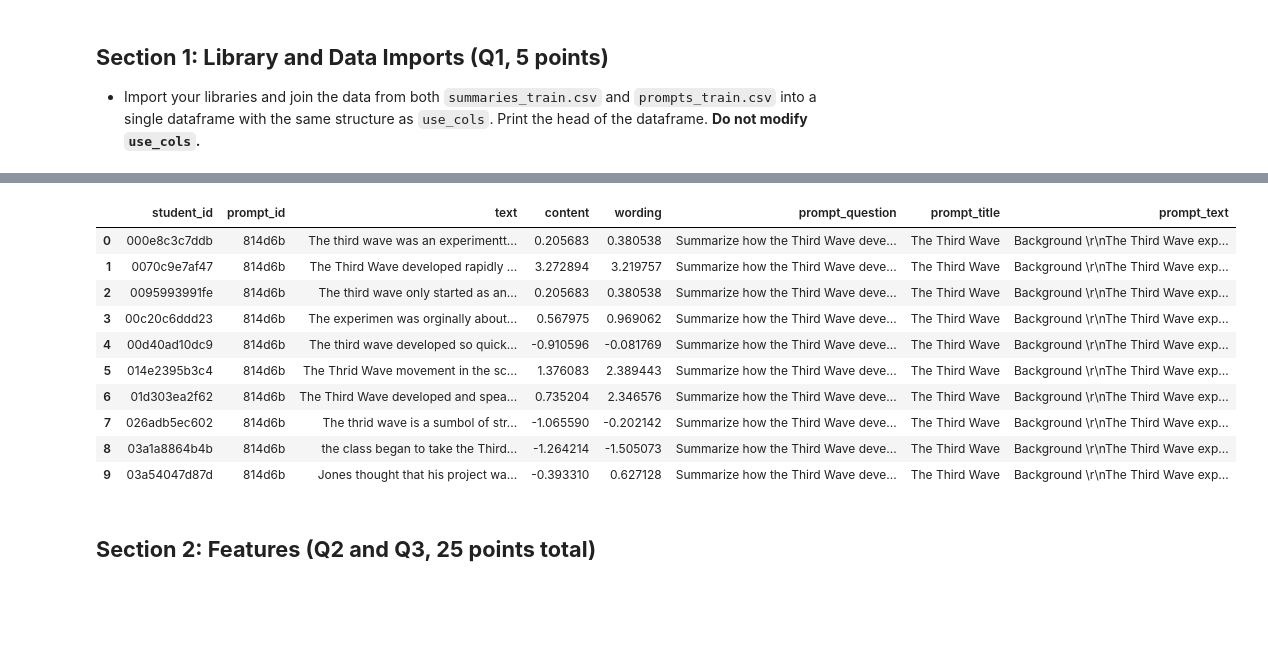
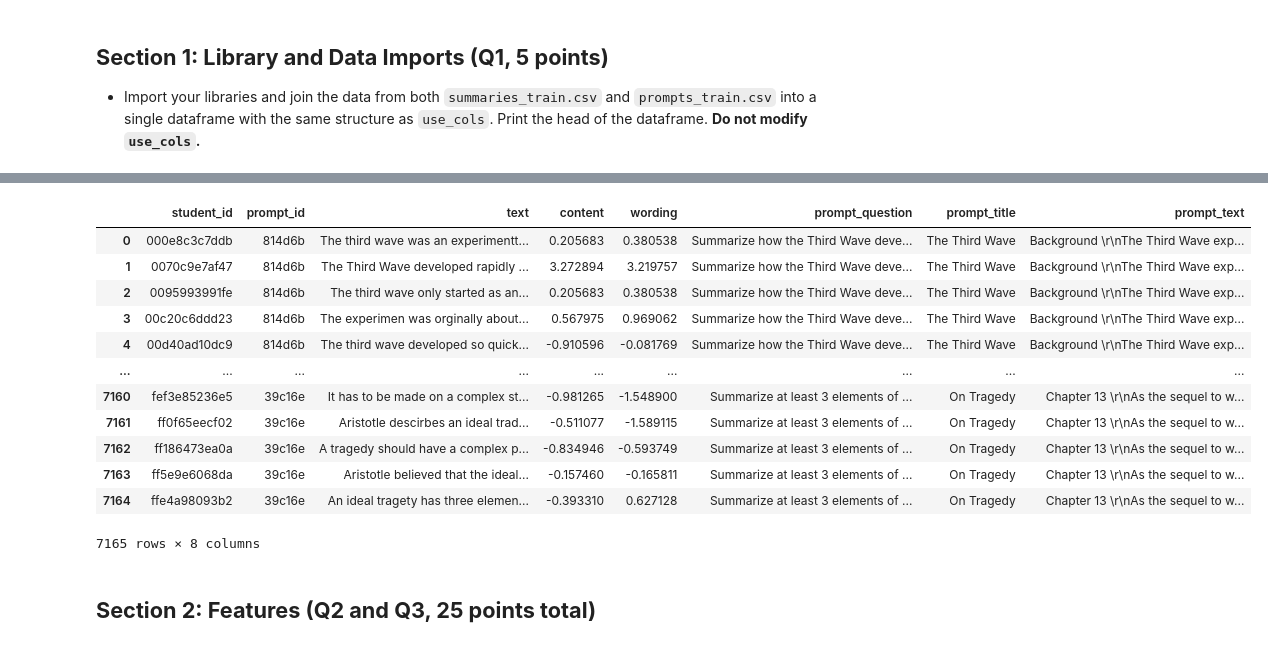
Before and after one commit to PrathameshBagal/Data-Science, a Jupyter notebook: cse519_hw2_Bagal_Prathamesh_115612879.ipynb, the cells around one changed output, grey strips where cells are left out. Saved outputs shown, nothing was run; the diff lists cells and outputs as text; code cells hidden in the pictures; blank space fills up the shorter version.

```diff
--- a/cse519_hw2_Bagal_Prathamesh_115612879.ipynb
+++ b/cse519_hw2_Bagal_Prathamesh_115612879.ipynb
@@ -168,15 +107,17 @@ summaries_train
 # %%
 df = summaries_train.merge(prompts_train,on="prompt_id")
-df.head(10)
+df
 # %% [output]
 |  | student_id | prompt_id | text | content | wording | prompt_question | prompt_title | prompt_text |
 | 0 | 000e8c3c7ddb | 814d6b | The third wave was an experimentt... | 0.205683 | 0.380538 | Summarize how the Third Wave deve... | The Third Wave | Background \r\nThe Third Wave exp... |
 | 1 | 0070c9e7af47 | 814d6b | The Third Wave developed rapidly ... | 3.272894 | 3.219757 | Summarize how the Third Wave deve... | The Third Wave | Background \r\nThe Third Wave exp... |
 | 2 | 0095993991fe | 814d6b | The third wave only started as an... | 0.205683 | 0.380538 | Summarize how the Third Wave deve... | The Third Wave | Background \r\nThe Third Wave exp... |
 | 3 | 00c20c6ddd23 | 814d6b | The experimen was orginally about... | 0.567975 | 0.969062 | Summarize how the Third Wave deve... | The Third Wave | Background \r\nThe Third Wave exp... |
 | 4 | 00d40ad10dc9 | 814d6b | The third wave developed so quick... | -0.910596 | -0.081769 | Summarize how the Third Wave deve... | The Third Wave | Background \r\nThe Third Wave exp... |
-| 5 | 014e2395b3c4 | 814d6b | The Thrid Wave movement in the sc... | 1.376083 | 2.389443 | Summarize how the Third Wave deve... | The Third Wave | Background \r\nThe Third Wave exp... |
-| 6 | 01d303ea2f62 | 814d6b | The Third Wave developed and spea... | 0.735204 | 2.346576 | Summarize how the Third Wave deve... | The Third Wave | Background \r\nThe Third Wave exp... |
-| 7 | 026adb5ec602 | 814d6b | The thrid wave is a sumbol of str... | -1.065590 | -0.202142 | Summarize how the Third Wave deve... | The Third Wave | Background \r\nThe Third Wave exp... |
-| 8 | 03a1a8864b4b | 814d6b | the class began to take the Third... | -1.264214 | -1.505073 | Summarize how the Third Wave deve... | The Third Wave | Background \r\nThe Third Wave exp... |
-| 9 | 03a54047d87d | 814d6b | Jones thought that his project wa... | -0.393310 | 0.627128 | Summarize how the Third Wave deve... | The Third Wave | Background \r\nThe Third Wave exp... |
+| ... | ... | ... | ... | ... | ... | ... | ... | ... |
+| 7160 | fef3e85236e5 | 39c16e | It has to be made on a complex st... | -0.981265 | -1.548900 | Summarize at least 3 elements of ... | On Tragedy | Chapter 13 \r\nAs the sequel to w... |
+| 7161 | ff0f65eecf02 | 39c16e | Aristotle descirbes an ideal trad... | -0.511077 | -1.589115 | Summarize at least 3 elements of ... | On Tragedy | Chapter 13 \r\nAs the sequel to w... |
+| 7162 | ff186473ea0a | 39c16e | A tragedy should have a complex p... | -0.834946 | -0.593749 | Summarize at least 3 elements of ... | On Tragedy | Chapter 13 \r\nAs the sequel to w... |
+| 7163 | ff5e9e6068da | 39c16e | Aristotle believed that the ideal... | -0.157460 | -0.165811 | Summarize at least 3 elements of ... | On Tragedy | Chapter 13 \r\nAs the sequel to w... |
+| 7164 | ffe4a98093b2 | 39c16e | An ideal tragety has three elemen... | -0.393310 | 0.627128 | Summarize at least 3 elements of ... | On Tragedy | Chapter 13 \r\nAs the sequel to w... |
+7165 rows × 8 columns
```
Also changed, not shown: parts of 75 cells of this notebook.
